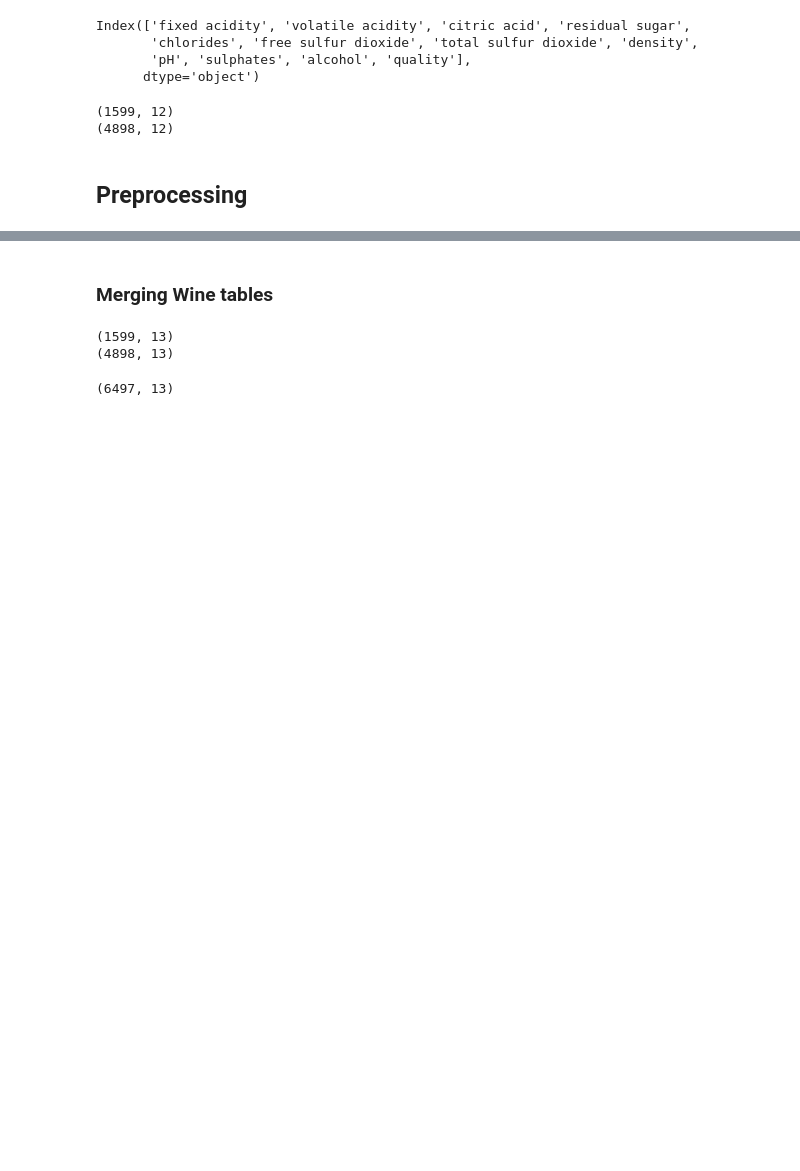
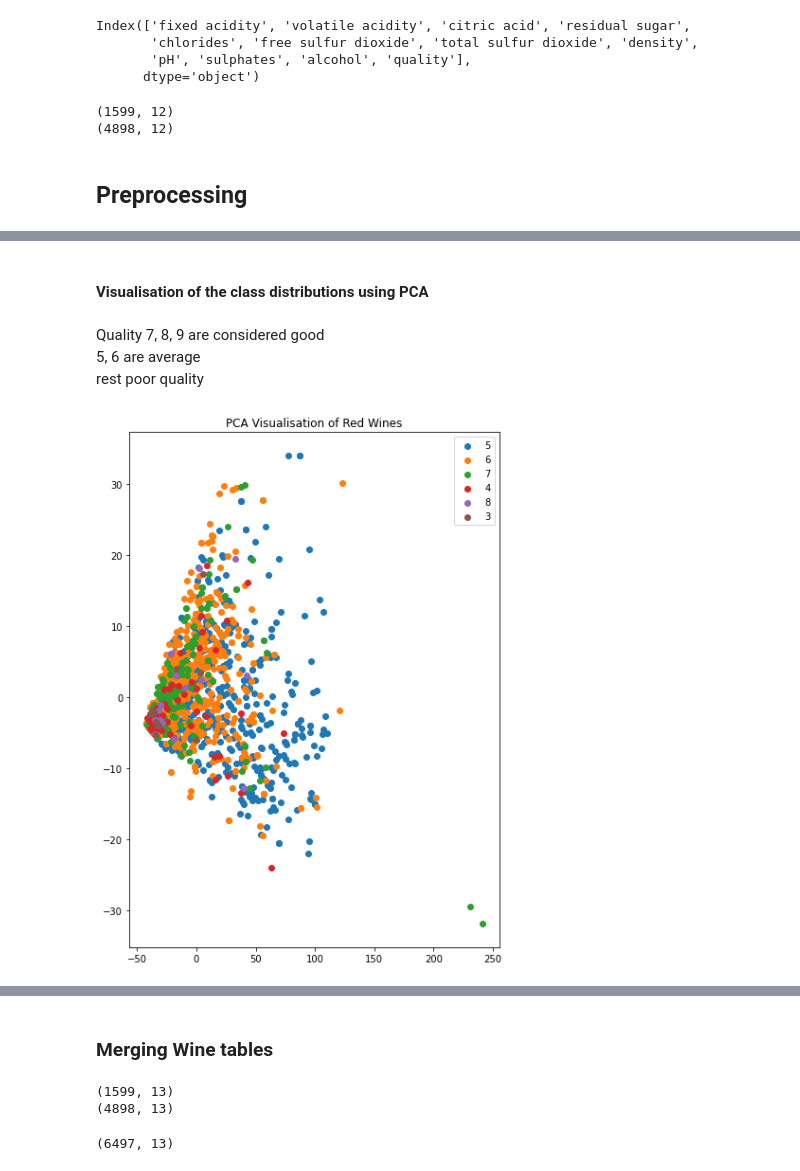
Before and after one commit to tripsysi/Wine_Classifier, a Jupyter notebook: DATA7703_Project_Wine_Classifier.ipynb, the cells around one changed output, grey strips where cells are left out. Cells and saved outputs as stored; diff of their text form; code cells hidden in the pictures; blank space fills up the shorter version.

```diff
--- a/DATA7703_Project_Wine_Classifier.ipynb
+++ b/DATA7703_Project_Wine_Classifier.ipynb
@@ -35,0 +67,18 @@ print(whitewine.shape)
+# %% [markdown]
+#### Visualisation of the class distributions using PCA
+# %% [markdown]
+Quality 7, 8, 9 are considered good <br>
+5, 6 are average <br>
+rest poor quality
+# %%
+counter = Counter(redwine['quality'])
+pca = PCA(n_components=2)
+red_rwine = pca.fit_transform(redwine)
+for label, _ in counter.items():
+    row_ix = where(redwine['quality'] == label)[0]
+    plt.scatter(red_rwine[row_ix, 0], red_rwine[row_ix, 1], label=str(label))
+plt.legend()
+plt.title("PCA Visualisation of Red Wines")
+plt.show()
+# %% [output]
+[figure, added]
```
Also changed, not shown: parts of 76 cells of this notebook.
